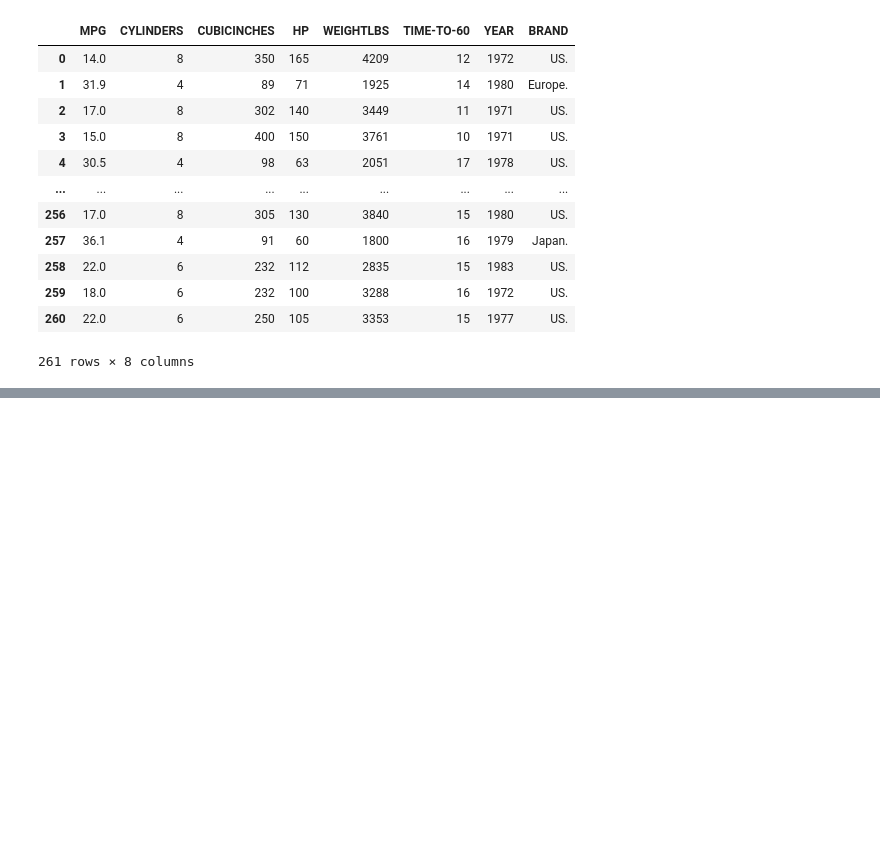
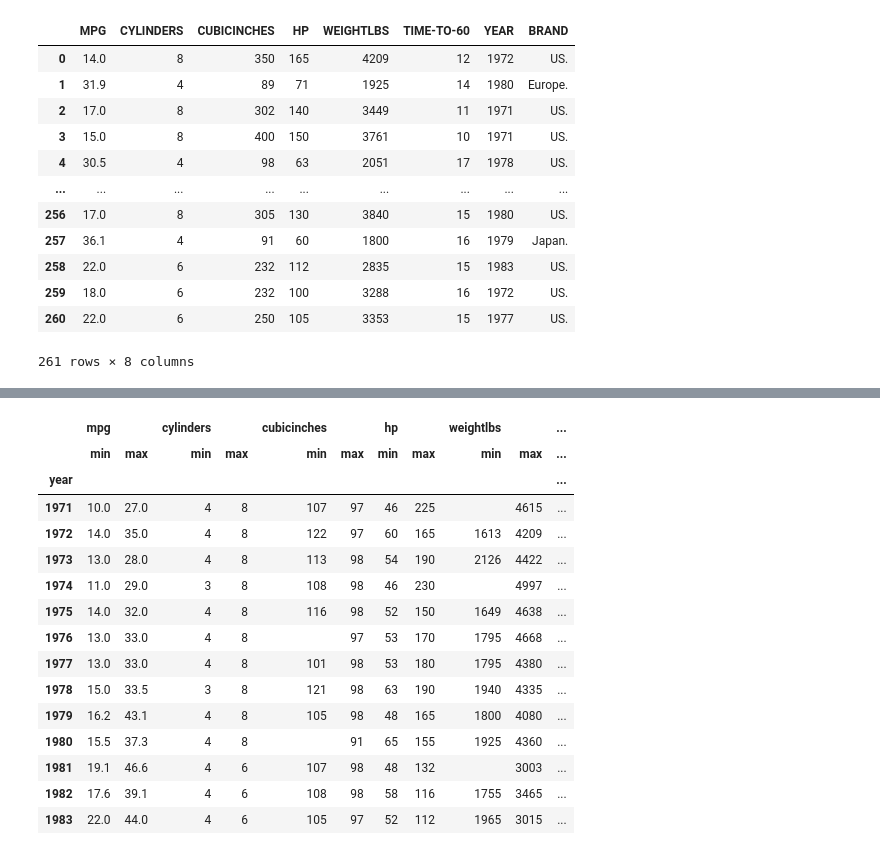
Before and after one commit to baxronovferuz1/DataScience_Np, a Jupyter notebook: Numpy_Pandas_practice.ipynb, the cells around one changed output, grey strips where cells are left out. Saved outputs shown, nothing was run; the diff lists cells and outputs as text; code cells hidden in the pictures; blank space fills up the shorter version.

Commit message:
Groupby

```diff
--- a/Numpy_Pandas_practice.ipynb
+++ b/Numpy_Pandas_practice.ipynb
@@ -1850,0 +1872,2 @@ df.rename(columns={" brand":"Cars brand"}, inplace=True)
+# %%
+df.columns = df.columns.str.strip()
@@ -1850,0 +1988,2 @@ df.rename(columns={" brand":"Cars brand"}, inplace=True)
+# %%
+df.columns=df.columns.str.strip()
@@ -1850,0 +2043,19 @@ df.rename(columns={" brand":"Cars brand"}, inplace=True)
+# %%
+df.groupby("year").agg([min,max])
+# %% [output]
+|  | mpg |  | cylinders |  | cubicinches |  | hp |  | weightlbs |  | ... |
+|  | min | max | min | max | min | max | min | max | min | max | ... |
+| year |  |  |  |  |  |  |  |  |  |  | ... |
+| 1971 | 10.0 | 27.0 | 4 | 8 | 107 | 97 | 46 | 225 |  | 4615 | ... |
+| 1972 | 14.0 | 35.0 | 4 | 8 | 122 | 97 | 60 | 165 | 1613 | 4209 | ... |
+| 1973 | 13.0 | 28.0 | 4 | 8 | 113 | 98 | 54 | 190 | 2126 | 4422 | ... |
+| 1974 | 11.0 | 29.0 | 3 | 8 | 108 | 98 | 46 | 230 |  | 4997 | ... |
+| 1975 | 14.0 | 32.0 | 4 | 8 | 116 | 98 | 52 | 150 | 1649 | 4638 | ... |
+| 1976 | 13.0 | 33.0 | 4 | 8 |  | 97 | 53 | 170 | 1795 | 4668 | ... |
+| 1977 | 13.0 | 33.0 | 4 | 8 | 101 | 98 | 53 | 180 | 1795 | 4380 | ... |
+| 1978 | 15.0 | 33.5 | 3 | 8 | 121 | 98 | 63 | 190 | 1940 | 4335 | ... |
+| 1979 | 16.2 | 43.1 | 4 | 8 | 105 | 98 | 48 | 165 | 1800 | 4080 | ... |
+| 1980 | 15.5 | 37.3 | 4 | 8 |  | 91 | 65 | 155 | 1925 | 4360 | ... |
+| 1981 | 19.1 | 46.6 | 4 | 6 | 107 | 98 | 48 | 132 |  | 3003 | ... |
+| 1982 | 17.6 | 39.1 | 4 | 6 | 108 | 98 | 58 | 116 | 1755 | 3465 | ... |
+| 1983 | 22.0 | 44.0 | 4 | 6 | 105 | 97 | 52 | 112 | 1965 | 3015 | ... |
```
Also changed, not shown: parts of 33 cells of this notebook.
